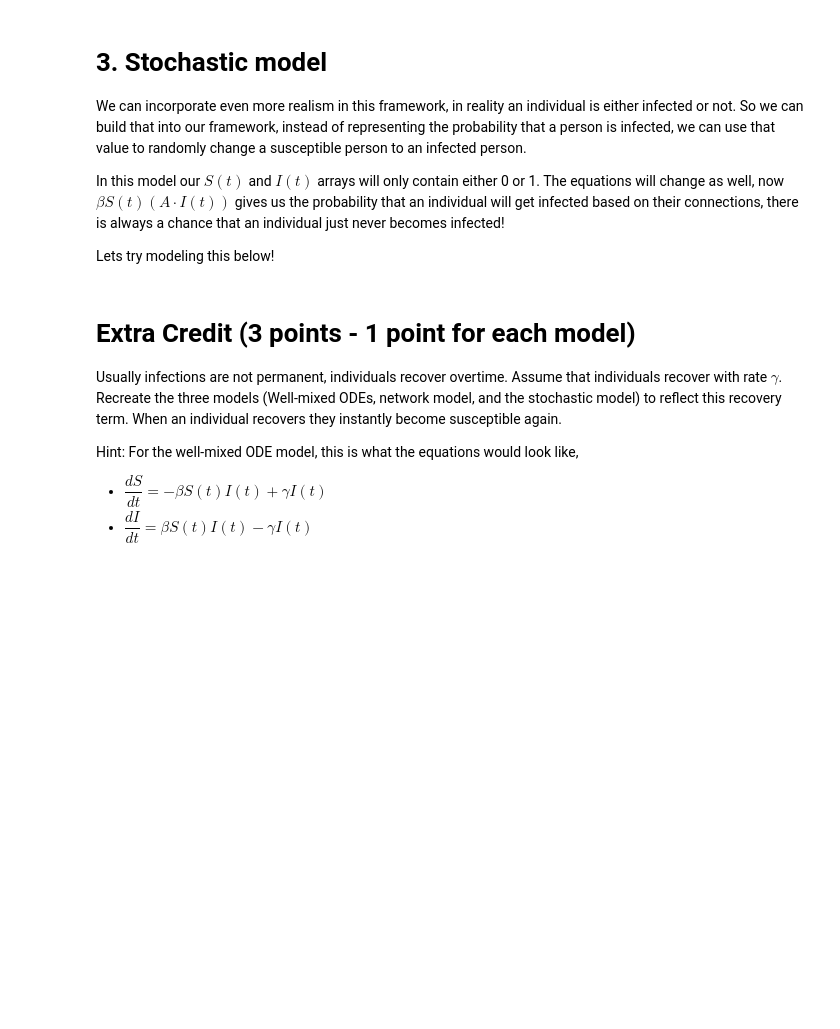
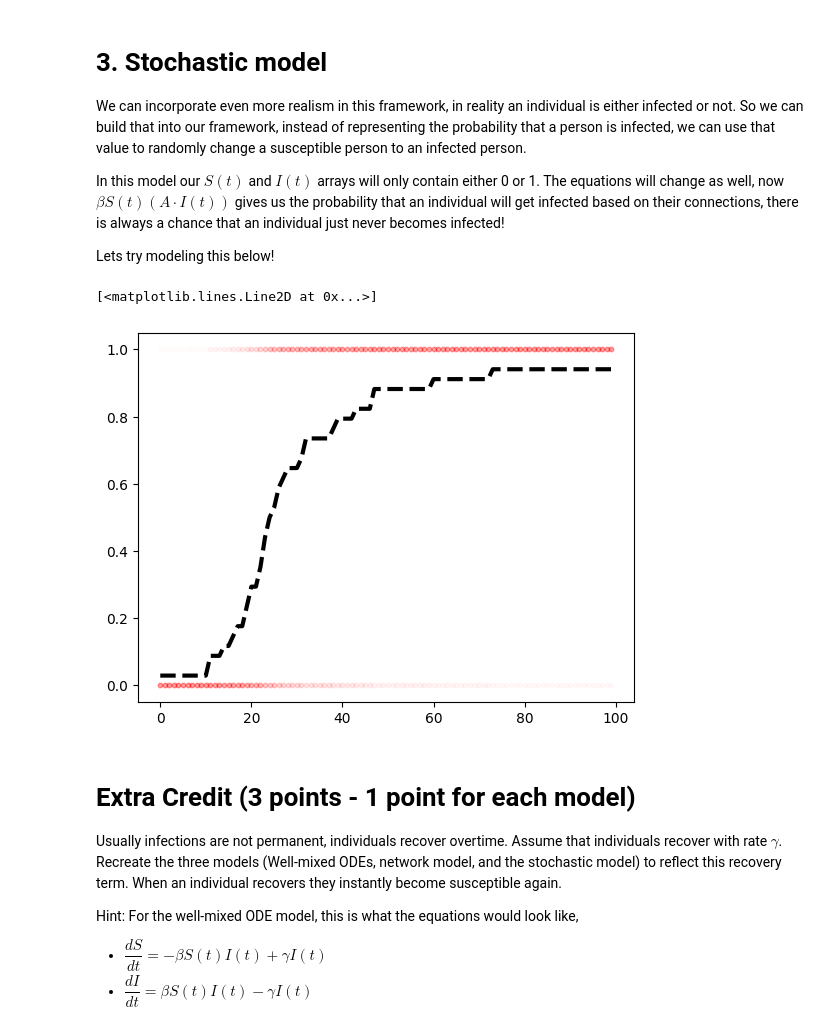
Before and after one commit to rahulsunilkumar/BIOL4559homework, a Jupyter notebook: lab/lab-09.ipynb, the cells around one changed output. Saved outputs shown, nothing was run; the diff lists cells and outputs as text; code cells hidden in the pictures; blank space fills up the shorter version.

```diff
--- a/lab/lab-09.ipynb
+++ b/lab/lab-09.ipynb
@@ -148,45 +160,51 @@ Lets try modeling this below!
 # %%
 # Networks with markov
 
 # Parameters
 T = 100
 G = nx.karate_club_graph()
 A = nx.to_numpy_array(G)
 beta = 0.01
 
 # TODO: Define initial populations
-S0 = ____
-S0[0] = ____ # Making one individual infected
-I0 = ____
-I0[0] = ____
+S0 = np.ones(G.number_of_nodes())
+S0[0] = 0.0 # Making one individual infected
+I0 = np.zeros(G.number_of_nodes())
+I0[0] = 1.0
 
 # TODO: Store them
-____
+S = [S0]
+I = [I0]
 
 # TODO: Loop over time range
-____
+for t in range(T - 1):
     # TODO: Use the equations to create array of probabilities of becoming infected
-    prob_array = ____
+    prob_array = 1 - np.exp(-beta * (A @ I[t]))  # Probability each node gets infected from neighbors
 
     # TODO: Initialize an array of zeros to store the new infected population
     I_new = np.zeros(G.number_of_nodes())
     # TODO: Loop over number of individuals
-    for i in range(____):
-        #Whats happening here?
+    for i in range(G.number_of_nodes()):
+        # Whats happening here?
+        # Each susceptible individual can become infected with prob_array[i];
+        # infected ones remain infected.
         if I[t][i] == 0:
             I_new[i] = int(np.random.rand() < prob_array[i])
         else:
             I_new[i] = 1
 
     # Storing values
-    S.append(1-I_new) # Why do this?
+    S.append(1 - I_new) # S = 1 - I since we only have two compartments
     I.append(I_new)
 
 # Plotting
 for i in range(T):
-    plt.scatter(i * np.ones(I[i].shape), I[i], color = 'red', s = 10, alpha = 0.01)
+    plt.scatter(i * np.ones(I[i].shape), I[i], color='red', s=10, alpha=0.01)
 
-plt.plot(range(T), [j.mean() for j in I], 'k--', linewidth = 3)
+plt.plot(range(T), [j.mean() for j in I], 'k--', linewidth=3)
+# %% [output]
+[<matplotlib.lines.Line2D at 0x...>]
+[figure, added]
 # %% [markdown]
 # Extra Credit (3 points - 1 point for each model)
 
```
Also changed, not shown: parts of 7 cells of this notebook.
